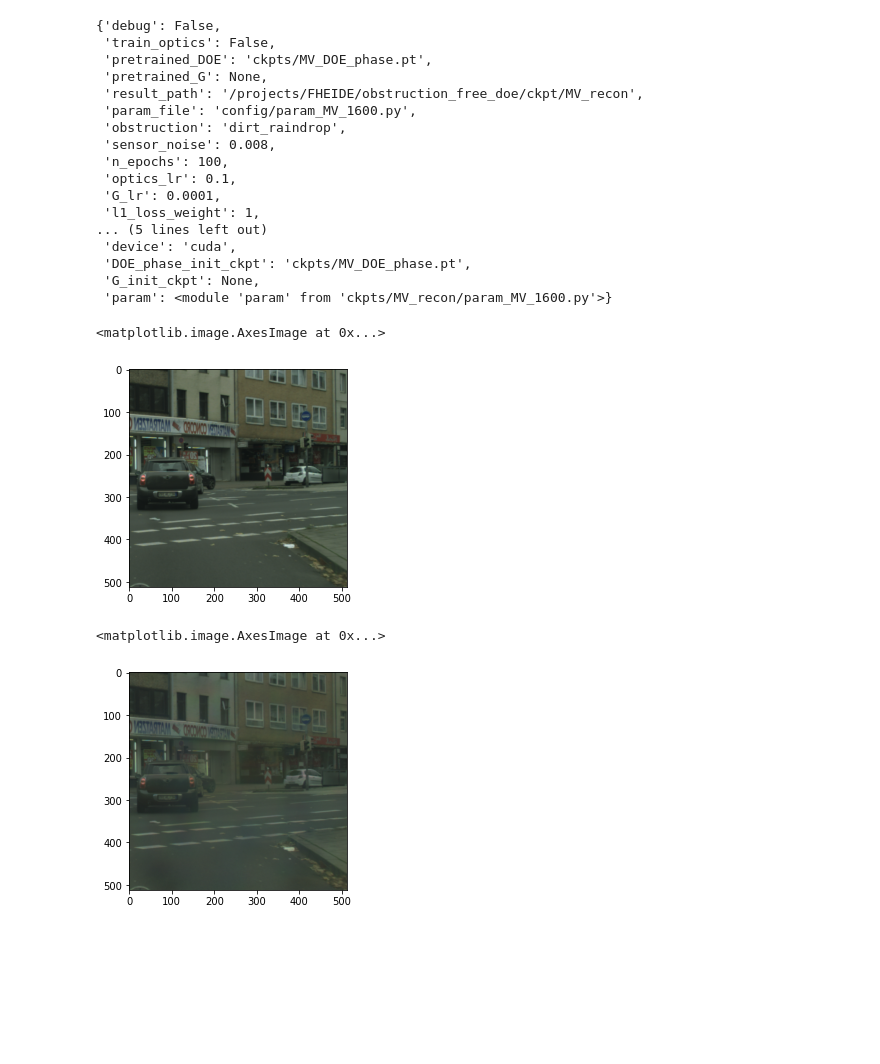
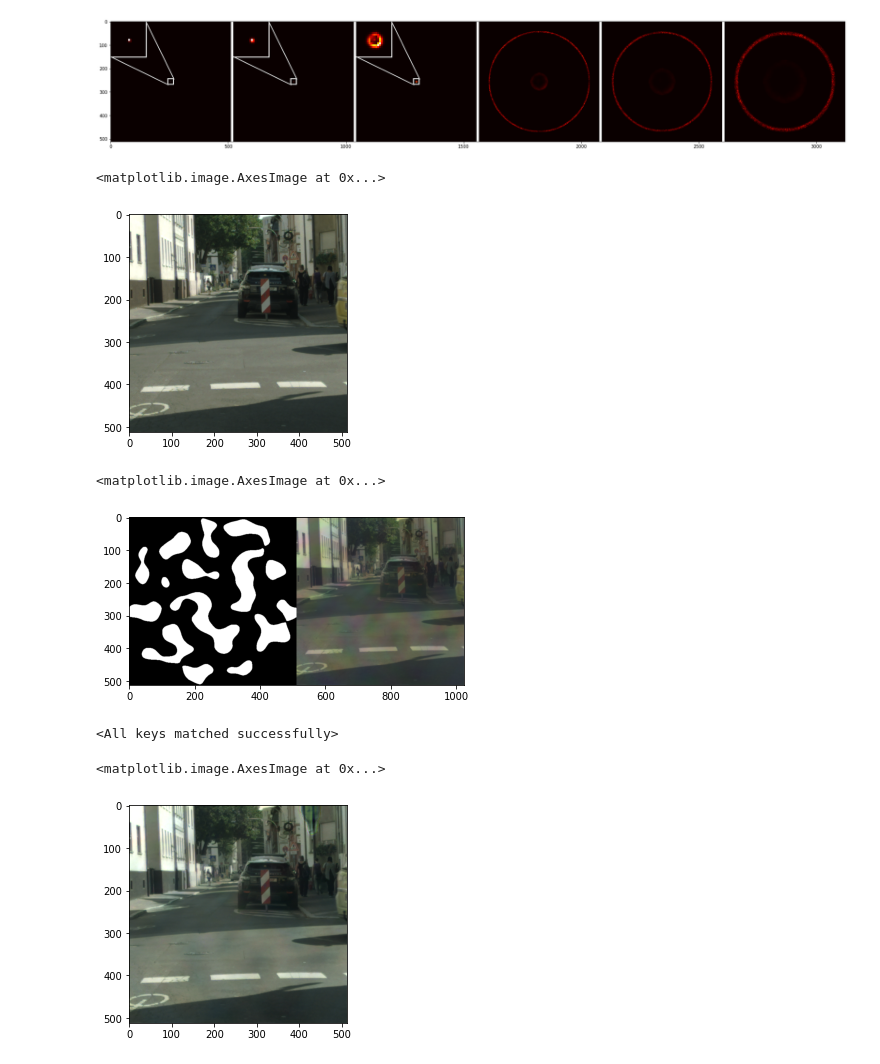
Before and after one commit to princeton-computational-imaging/SeeThroughObstructions, a Jupyter notebook: inference.ipynb, the cells around one changed output. Cells and saved outputs as stored; diff of their text form; code cells hidden in the pictures; blank space fills up the shorter version.

Commit message:
fix checkpoint issues, small bugs and add visualization to the inference notebook

```diff
--- a/inference.ipynb
+++ b/inference.ipynb
@@ -28,36 +28,15 @@ param = SourceFileLoader("param", os.path.join(ckpt_path,args.param_file.split('
 # TODO: update path to the training data in convert_resolution()
 param = convert_resolution(param,args)
 args.param = param
-DOE_phase = torch.load('ckpts/MV_DOE_phase.pt', map_location=args.device).detach()
+DOE_phase = torch.load('ckpts/MV_2400_phase.pt', map_location=args.device).detach()
+
+# set DOE_phase to be all zero can simulate conventional capture capture
-# %%
-args
-# %% [output]
-{'debug': False,
- 'train_optics': False,
- 'pretrained_DOE': 'ckpts/MV_DOE_phase.pt',
- 'pretrained_G': None,
- 'result_path': '/projects/FHEIDE/obstruction_free_doe/ckpt/MV_recon',
- 'param_file': 'config/param_MV_1600.py',
- 'obstruction': 'dirt_raindrop',
- 'sensor_noise': 0.008,
- 'n_epochs': 100,
- 'optics_lr': 0.1,
- 'G_lr': 0.0001,
- 'l1_loss_weight': 1,
-... (5 lines left out)
- 'device': 'cuda',
- 'DOE_phase_init_ckpt': 'ckpts/MV_DOE_phase.pt',
- 'G_init_ckpt': None,
- 'param': <module 'param' from 'ckpts/MV_recon/param_MV_1600.py'>}
+# %%
+psfs_opt, log_psfs_opt = plot_depth_based_psf(DOE_phase, args, depths = param.plot_depth, wvls = 'design', normalize = False, merge_channel = True)
+psfs_opt_viz = plot_psf_array(psfs_opt, param, g=1)
+# %% [output]
+[figure, added]
 # %%
-transform_train = transforms.Compose([
-        transforms.RandomCrop(param.data_resolution,pad_if_needed=True), # Places365 image size varies
-        transforms.RandomCrop([param.equiv_crop_size, param.equiv_crop_size],pad_if_needed=True),
-        transforms.Resize([param.img_res, param.img_res]),
-        transforms.RandomHorizontalFlip(),
-        transforms.ToTensor(),
-    ])
-
 transform_test = transforms.Compose([
         transforms.RandomCrop(param.data_resolution,pad_if_needed=True), # Places365 image size varies
         transforms.CenterCrop(param.equiv_crop_size),
@@ -65,41 +44,32 @@ transform_test = transforms.Compose([
         transforms.ToTensor(),
     ])
 if args.obstruction == 'fence':
-    trainset = torchvision.datasets.Places365(
-        root=param.dataset_dir, split="train-standard", transform=transform_train)
     testset = torchvision.datasets.Places365(
         root=param.dataset_dir, split="val", transform=transform_test)
-    args.compute_obstruction = compute_fence
-elif args.obstruction == 'raindrop':
-    trainset = torchvision.datasets.ImageFolder(param.training_dir, transform=transform_train)
+else:
     testset = torchvision.datasets.ImageFolder(param.val_dir, transform=transform_test)
-    args.compute_obstruction = compute_raindrop
-elif args.obstruction == 'dirt':
-    trainset = torchvision.datasets.ImageFolder(param.training_dir, transform=transform_train)
-    testset = torchvision.datasets.ImageFolder(param.val_dir, transform=transform_test)
-    args.compute_obstruction = compute_dirt
-elif args.obstruction == 'dirt_raindrop':
-    trainset = torchvision.datasets.ImageFolder(param.training_dir, transform=transform_train)
-    testset = torchvision.datasets.ImageFolder(param.val_dir, transform=transform_test)
-    args.compute_obstruction = compute_dirt_raindrop
 # %%
-image_far = trainset[3][0][None,...].to(args.device)
+image_far = testset[0][0][None,...].to(args.device)
 pyplot.imshow(image_far[0].permute(1,2,0).cpu())
 # %% [output]
 <matplotlib.image.AxesImage at 0x...>
-[figure, old version]
+[figure, new version]
 # %%
-z_near = torch.tensor(0.05)
-z_far = torch.tensor(5)
-image_near, mask, image_DOE, image_near_DOE, image_far_DOE, psf_near, psf_far, mask_doe, height_map = image_formation(image_far,DOE_phase, args.compute_obstruction, args)
-pyplot.imshow(image_DOE[0].permute(1,2,0).cpu())
+image_near, mask, image_DOE, image_near_DOE, image_far_DOE, psf_near, psf_far, mask_doe, height_map = image_formation(image_far,DOE_phase, compute_dirt, args)
+pyplot.imshow(torch.cat([mask, image_DOE],-1)[0].permute(1,2,0).cpu())
 # %% [output]
 <matplotlib.image.AxesImage at 0x...>
-[figure, old version]
+[figure, new version]
 # %%
-# from models.recon import Arch
-# G = Arch(args).to(args.device)
-# G.load_state_dict(torch.load(last_save(ckpt_path, 'G_*'), map_location=args.device))
+from models.recon import Arch
+G = Arch(args).to(args.device)
+G.load_state_dict(torch.load(last_save(ckpt_path, 'G_*'), map_location=args.device))
+# %% [output]
+<All keys matched successfully>
 # %%
-# image_recon = G(image_DOE, psf_near, psf_far)
-# pyplot.imshow(image_recon[0].permute(1,2,0).cpu())
+with torch.no_grad():
+    image_recon = G(image_DOE, psf_near, psf_far)
+pyplot.imshow(torch.clamp(image_recon,0,1)[0].permute(1,2,0).cpu())
+# %% [output]
+<matplotlib.image.AxesImage at 0x...>
+[figure, added]
```
Also changed, not shown: 18 other files.
